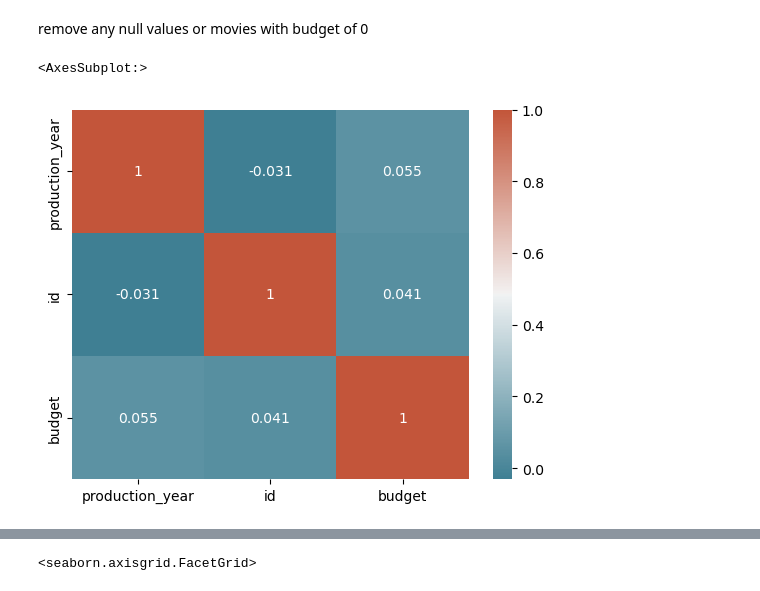
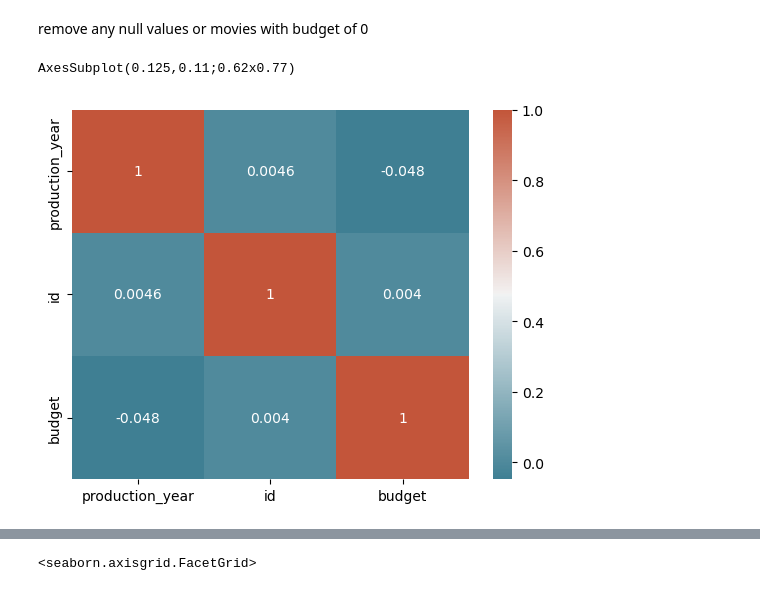
Before and after one commit to ubco-W2022T1-cosc301/project-group16, a Jupyter notebook: notebooks/analysis2.ipynb, the cells around one changed output, grey strips where cells are left out. Saved outputs shown, nothing was run; the diff lists cells and outputs as text; code cells hidden in the pictures.

```diff
--- a/notebooks/analysis2.ipynb
+++ b/notebooks/analysis2.ipynb
@@ -45,12 +45,12 @@ movie_data_cleaned.describe().apply(lambda s: s.apply(lambda x: format(x, 'f')))
 # %% [markdown]
 remove any null values or movies with budget of 0
 # %%
-corr = movie_data_cleaned.query("film_type=['F']").corr()
-sns.heatmap(corr, xticklabels=corr.columns, yticklabels=corr.columns,
+movie_digital=movie_data_cleaned.query("film_type=='D'")
+movie_film=movie_data_cleaned.query("film_type=='F'")
+corr = movie_digital.corr()
+g=sns.heatmap(corr, xticklabels=corr.columns, yticklabels=corr.columns,
            annot=True, cmap=sns.diverging_palette(220, 20, as_cmap=True))
-corr2 = movie_data_cleaned.query("film_type=['D']").corr()
-sns.heatmap(corr2, xticklabels=corr2.columns, yticklabels=corr2.columns,
-           annot=True, cmap=sns.diverging_palette(220, 20, as_cmap=True))
+print(g)
 # %% [output]
-<AxesSubplot:>
+AxesSubplot(0.125,0.11;0.62x0.77)
-[figure, old version]
+[figure, new version]
```
Also changed, not shown: parts of 2 cells of this notebook, 2 other files.
